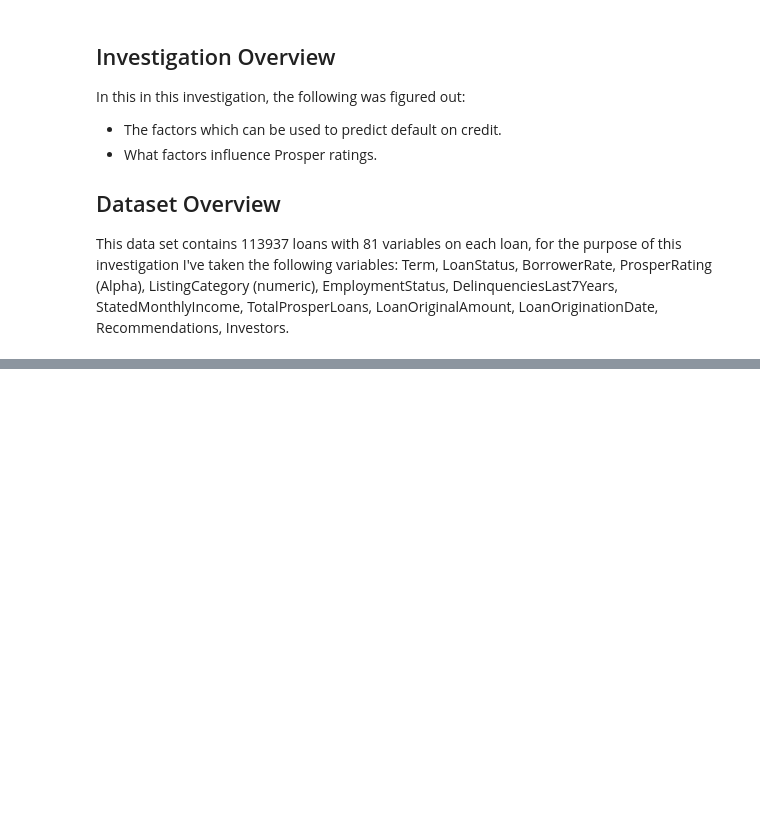
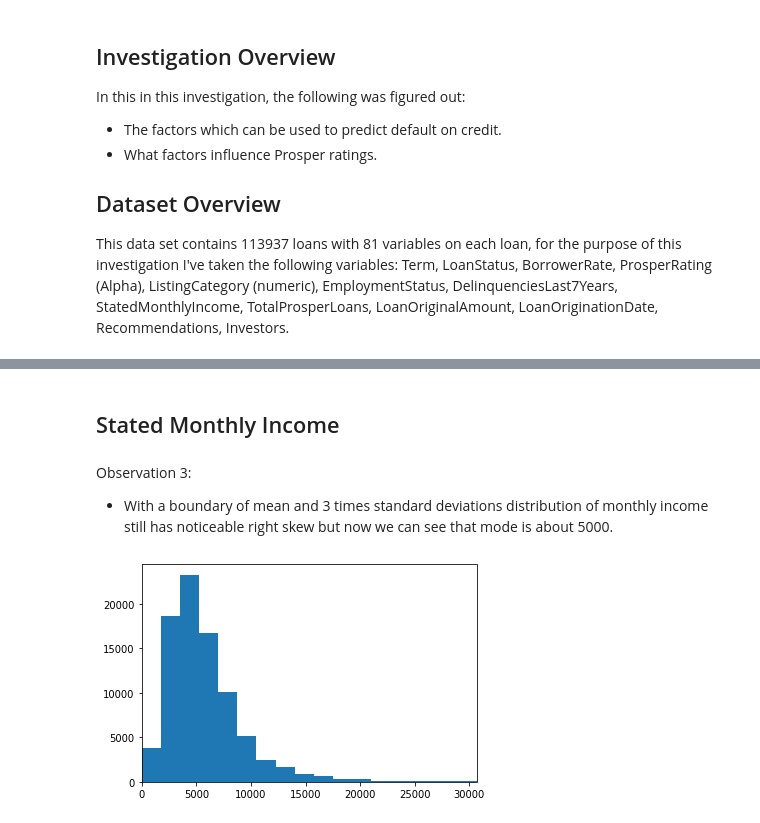
Before and after one commit to NgweBecky/Communicate-data-findings, a Jupyter notebook: Part_II_slide_deck.ipynb, the cells around one changed output, grey strips where cells are left out. Drawn from its saved outputs; the diff is of its cells as text; code cells hidden in the pictures; blank space fills up the shorter version.

```diff
--- a/Part_II_slide_deck.ipynb
+++ b/Part_II_slide_deck.ipynb
@@ -54,0 +65,14 @@ but feel free to add more if you'd like!
+# %% [markdown]
+## Stated Monthly Income
+# %% [markdown]
+Observation 3:
+* With a boundary of mean and 3 times standard deviations distribution of monthly income still has noticeable right skew but now we can see that mode is about 5000.
+# %%
+income_std = target_df['StatedMonthlyIncome'].std()
+income_mean = target_df['StatedMonthlyIncome'].mean()
+boundary = income_mean + income_std * 3
+#len(target_df[target_df['StatedMonthlyIncome'] >= boundary])
+plt.hist(data=target_df, x='StatedMonthlyIncome', bins=1000);
+plt.xlim(0, boundary);
+# %% [output]
+[figure, added]
```
Also changed, not shown: parts of 32 cells of this notebook.
